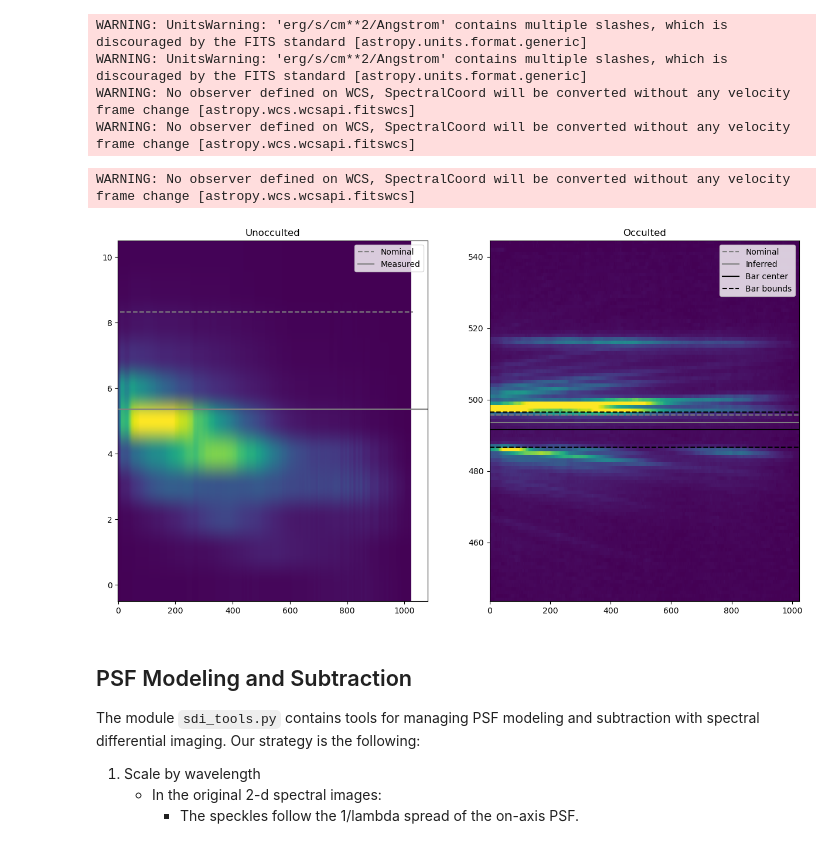
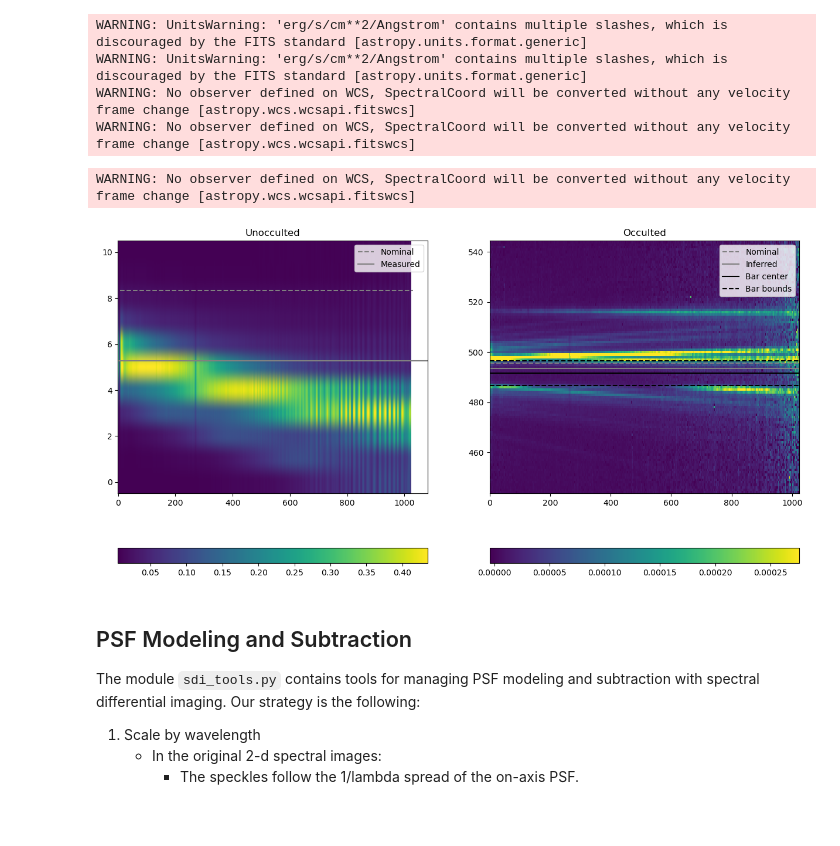
Before and after one commit to aggle/stis_lss_coronagraphy, a Jupyter notebook: example_notebooks/2. PSF subtraction and modeling.ipynb, the cells around one changed output. Cells and saved outputs as stored; diff of their text form; code cells hidden in the pictures; blank space fills up the shorter version.

```diff
--- a/example_notebooks/2. PSF subtraction and modeling.ipynb
+++ b/example_notebooks/2. PSF subtraction and modeling.ipynb
@@ -26,4 +23,4 @@ from astropy import units
 I like to use a Pandas dataframe to organize my data files by metadata. Since all data files of the same type (e.g. sx1, sx2, flt, et cetera) have the same header keywords, they fit neatly into a dataframe format where the columns represent the keyword value and each row is a separate file. `coronspec_tools.utils` has some functions for setting this up.
 # %%
 # First, let's list all the data files available. Set your path as appropriate.
-data_files = sorted(Path("../../data/MAST_2025-12-16T2001/HST/").glob("of*/*fits"))
+data_files = sorted(Path("../../data/HST/").glob("of*/*fits"))
@@ -57,7 +74,7 @@ obs = observing_sequence.ObsSeq(
     trace_width = 11, # cut out a stamp of this width in rows around the unocculted trace
     occ_stamp_width = 101, # cut a stamp of this width in rows around the occulted star position
     median_clean = 10, # apply a median filter of 2x this width in columns to smooth bad pixels
-    contrast = False, # if True, divide by the unocculted spectrum to work in units of contrast
+    contrast = True, # if True, divide by the unocculted spectrum to work in units of contrast
 )
 # %% [output]
 WARNING: UnitsWarning: 'erg/s/cm**2/Angstrom' contains multiple slashes, which is discouraged by the FITS standard [astropy.units.format.generic]
@@ -69,11 +86,12 @@ fig, axes = plt.subplots(nrows=1, ncols=2, figsize=(15, 8))
 # fig.suptitle(hdr['TARGNAME'] + '\n' + hdr['ROOTNAME'] + '\n' + f"POSTARG2: {hdr['POSTARG2']}")
 ax = axes[0]
 ax.set_title("Unocculted")
-ax.imshow(
+imax = ax.imshow(
     obs.unocc_trace.data,
     **ctmisc.img_vrange(obs.unocc_trace.data),
     origin='lower'
 )
+fig.colorbar(imax, ax=ax, orientation='horizontal')
 nominal_col, nominal_row = obs.unocc_wcs.world_to_pixel_values(
     obs.wlsol,
     units.Quantity(0, unit='deg')
@@ -85,35 +103,36 @@ ax.plot(
     c='gray', ls='--', label='Nominal'
 )
 ax.axhline(
     obs.unocc_row - obs.unocc_trace.origin_original[1],
     c='gray', ls='-', label='Measured'
 )
 ax.legend()
 ax.set_aspect("auto")
 
 ax = axes[1]
 ax.set_title("Occulted")
 xcoords = np.arange(-0.5, obs.wlsol.size+0.5)
 ycoords = np.arange(*(obs.occ_stamp.bbox_original[0] + np.array([-0.5, 1.5])))
-ax.pcolormesh(
+imax = ax.pcolormesh(
     xcoords, ycoords,
     obs.occ_stamp.data, **ctmisc.img_vrange(obs.occ_stamp.data),
 )
+fig.colorbar(imax, ax=ax, orientation='horizontal')
 nominal_col, nominal_row = obs.occ_wcs.world_to_pixel_values(
     obs.wlsol.min(),
     units.Quantity(0, unit='deg')
 )
 ax.axhline(nominal_row , c='gray', ls='--', label='Nominal')
 ax.axhline(obs.occ_row, c='gray', ls='-', label='Inferred')
 ax.axhline(obs.occ_bar, ls='-', c='k', label='Bar center')
 bar_lb, bar_ub = obs.get_bar_bounds()
 ax.axhline(bar_lb, ls='--', c='k', label='Bar bounds')
 ax.axhline(bar_ub, ls='--', c='k')
 ax.legend()
 ax.set_aspect("auto")
 # %% [output]
 WARNING: No observer defined on WCS, SpectralCoord will be converted without any velocity frame change [astropy.wcs.wcsapi.fitswcs]
-[figure, old version]
+[figure, new version]
 # %% [markdown]
 ## PSF Modeling and Subtraction
 
```
Also changed, not shown: parts of 5 cells of this notebook, 1 other file.
